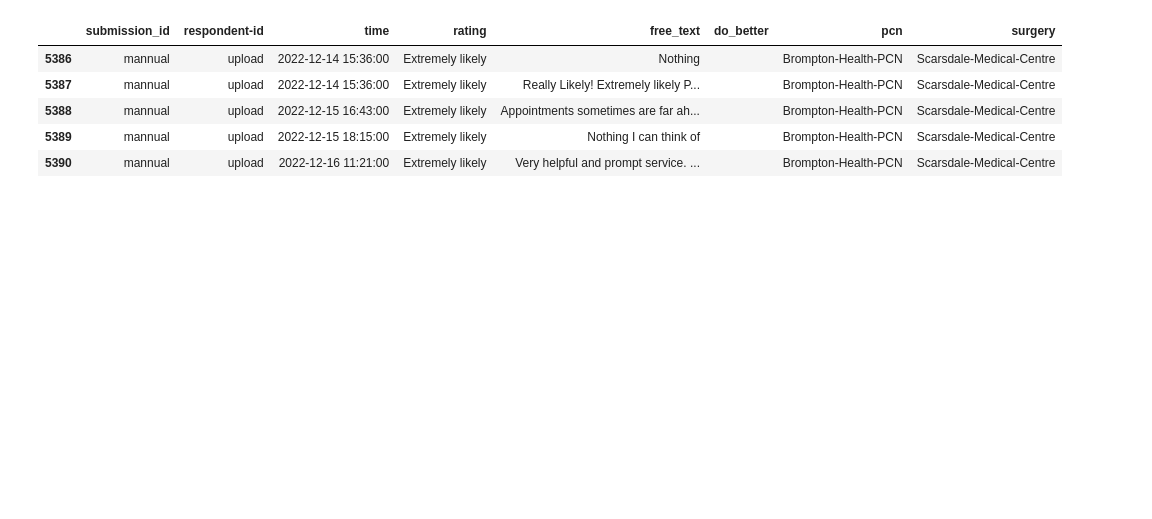
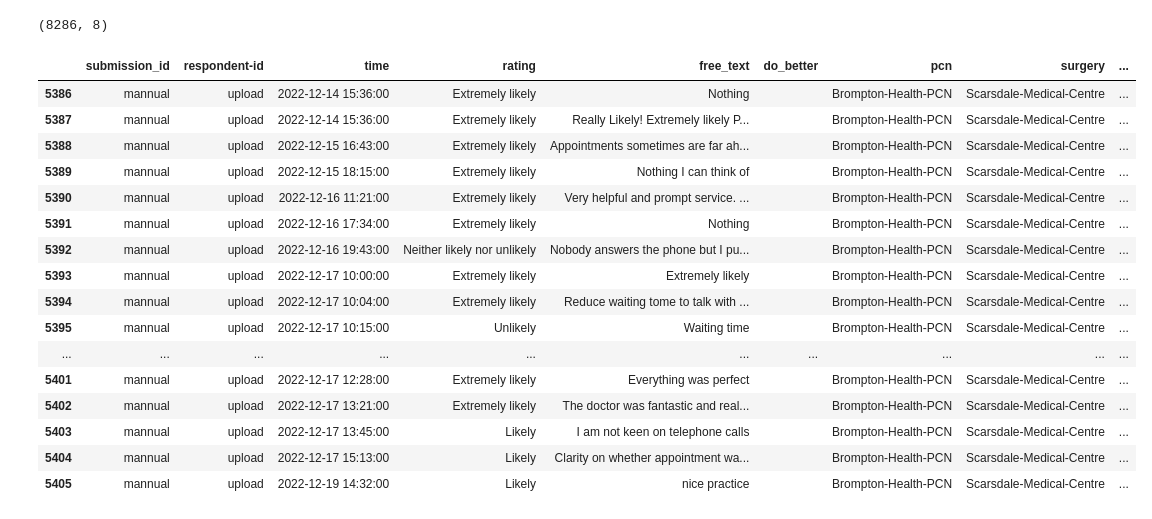
Before and after one commit to janduplessis883/ai-medreview, a Jupyter notebook: notebooks/Untitled.ipynb, the cells around one changed output. Cells and saved outputs as stored; diff of their text form; code cells hidden in the pictures; blank space fills up the shorter version.

```diff
--- a/notebooks/Untitled.ipynb
+++ b/notebooks/Untitled.ipynb
@@ -24,12 +17,7 @@ df = load_google_sheet()
 # %%
-df.head()
+df.shape
 # %% [output]
-|  | submission_id | respondent-id | time | rating | free_text | do_better | pcn | surgery |
-| 5386 | mannual | upload | 2022-12-14 15:36:00 | Extremely likely | Nothing |  | Brompton-Health-PCN | Scarsdale-Medical-Centre |
-| 5387 | mannual | upload | 2022-12-14 15:36:00 | Extremely likely | Really Likely! Extremely likely P... |  | Brompton-Health-PCN | Scarsdale-Medical-Centre |
-| 5388 | mannual | upload | 2022-12-15 16:43:00 | Extremely likely | Appointments sometimes are far ah... |  | Brompton-Health-PCN | Scarsdale-Medical-Centre |
-| 5389 | mannual | upload | 2022-12-15 18:15:00 | Extremely likely | Nothing I can think of |  | Brompton-Health-PCN | Scarsdale-Medical-Centre |
-| 5390 | mannual | upload | 2022-12-16 11:21:00 | Extremely likely | Very helpful and prompt service. ... |  | Brompton-Health-PCN | Scarsdale-Medical-Centre |
+(8286, 8)
 # %%
 def find_people(text):
 
@@ -57,4 +45,22 @@ def find_people(text):
 # %%
 df["free_text_people"] = df["free_text"].progress_apply(find_people)
 # %%
-people1 = df2['free_text_people'].to_list()
+df.head(20)
+# %% [output]
+|  | submission_id | respondent-id | time | rating | free_text | do_better | pcn | surgery | ... |
+| 5386 | mannual | upload | 2022-12-14 15:36:00 | Extremely likely | Nothing |  | Brompton-Health-PCN | Scarsdale-Medical-Centre | ... |
+| 5387 | mannual | upload | 2022-12-14 15:36:00 | Extremely likely | Really Likely! Extremely likely P... |  | Brompton-Health-PCN | Scarsdale-Medical-Centre | ... |
+| 5388 | mannual | upload | 2022-12-15 16:43:00 | Extremely likely | Appointments sometimes are far ah... |  | Brompton-Health-PCN | Scarsdale-Medical-Centre | ... |
+| 5389 | mannual | upload | 2022-12-15 18:15:00 | Extremely likely | Nothing I can think of |  | Brompton-Health-PCN | Scarsdale-Medical-Centre | ... |
+| 5390 | mannual | upload | 2022-12-16 11:21:00 | Extremely likely | Very helpful and prompt service. ... |  | Brompton-Health-PCN | Scarsdale-Medical-Centre | ... |
+| 5391 | mannual | upload | 2022-12-16 17:34:00 | Extremely likely | Nothing |  | Brompton-Health-PCN | Scarsdale-Medical-Centre | ... |
+| 5392 | mannual | upload | 2022-12-16 19:43:00 | Neither likely nor unlikely | Nobody answers the phone but I pu... |  | Brompton-Health-PCN | Scarsdale-Medical-Centre | ... |
+| 5393 | mannual | upload | 2022-12-17 10:00:00 | Extremely likely | Extremely likely |  | Brompton-Health-PCN | Scarsdale-Medical-Centre | ... |
+| 5394 | mannual | upload | 2022-12-17 10:04:00 | Extremely likely | Reduce waiting tome to talk with ... |  | Brompton-Health-PCN | Scarsdale-Medical-Centre | ... |
+| 5395 | mannual | upload | 2022-12-17 10:15:00 | Unlikely | Waiting time |  | Brompton-Health-PCN | Scarsdale-Medical-Centre | ... |
+| ... | ... | ... | ... | ... | ... | ... | ... | ... | ... |
+| 5401 | mannual | upload | 2022-12-17 12:28:00 | Extremely likely | Everything was perfect |  | Brompton-Health-PCN | Scarsdale-Medical-Centre | ... |
+| 5402 | mannual | upload | 2022-12-17 13:21:00 | Extremely likely | The doctor was fantastic and real... |  | Brompton-Health-PCN | Scarsdale-Medical-Centre | ... |
+| 5403 | mannual | upload | 2022-12-17 13:45:00 | Likely | I am not keen on telephone calls |  | Brompton-Health-PCN | Scarsdale-Medical-Centre | ... |
+| 5404 | mannual | upload | 2022-12-17 15:13:00 | Likely | Clarity on whether appointment wa... |  | Brompton-Health-PCN | Scarsdale-Medical-Centre | ... |
+| 5405 | mannual | upload | 2022-12-19 14:32:00 | Likely | nice practice |  | Brompton-Health-PCN | Scarsdale-Medical-Centre | ... |
```
Also changed, not shown: parts of 7 cells of this notebook, 1 other file.
